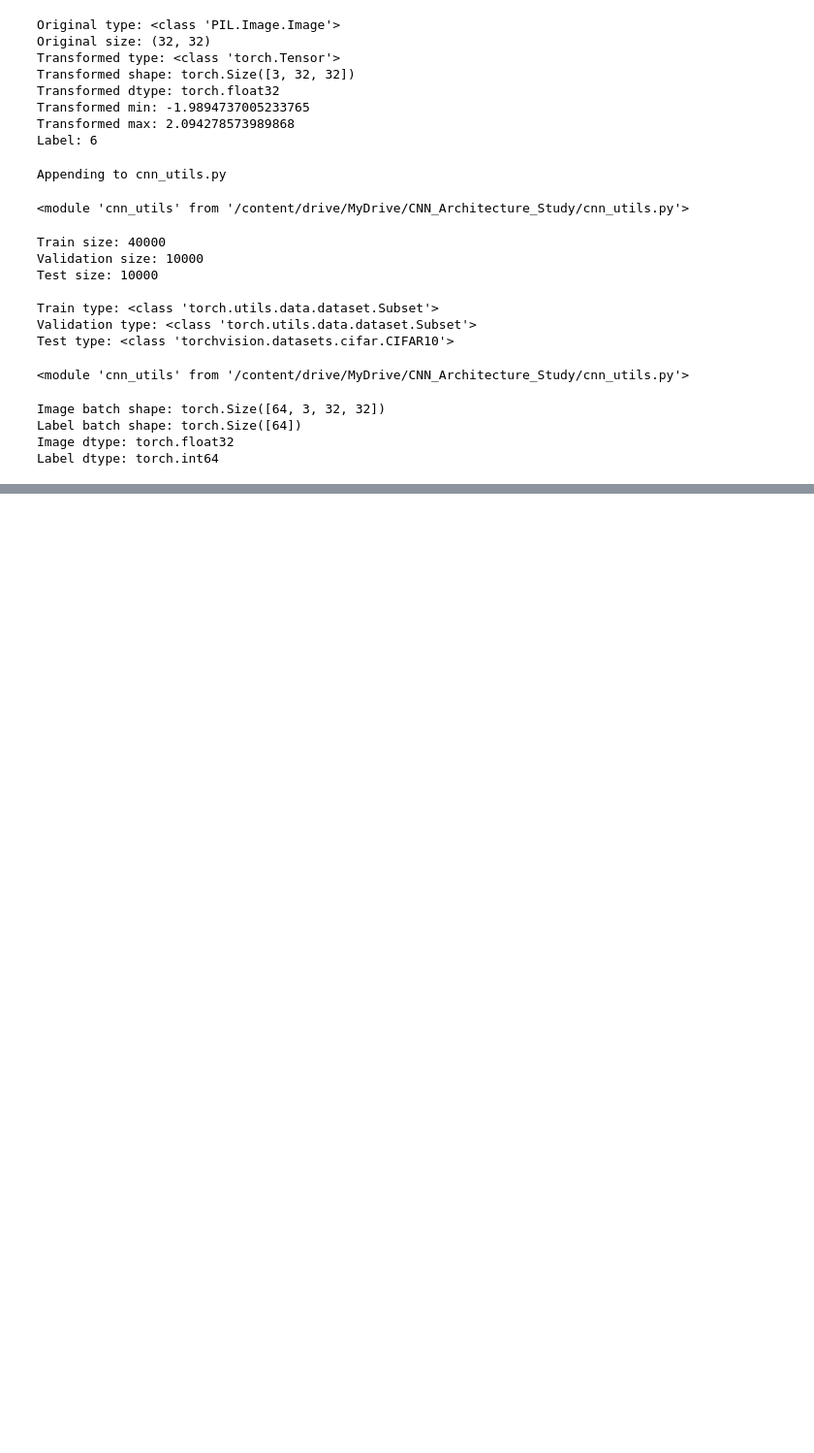
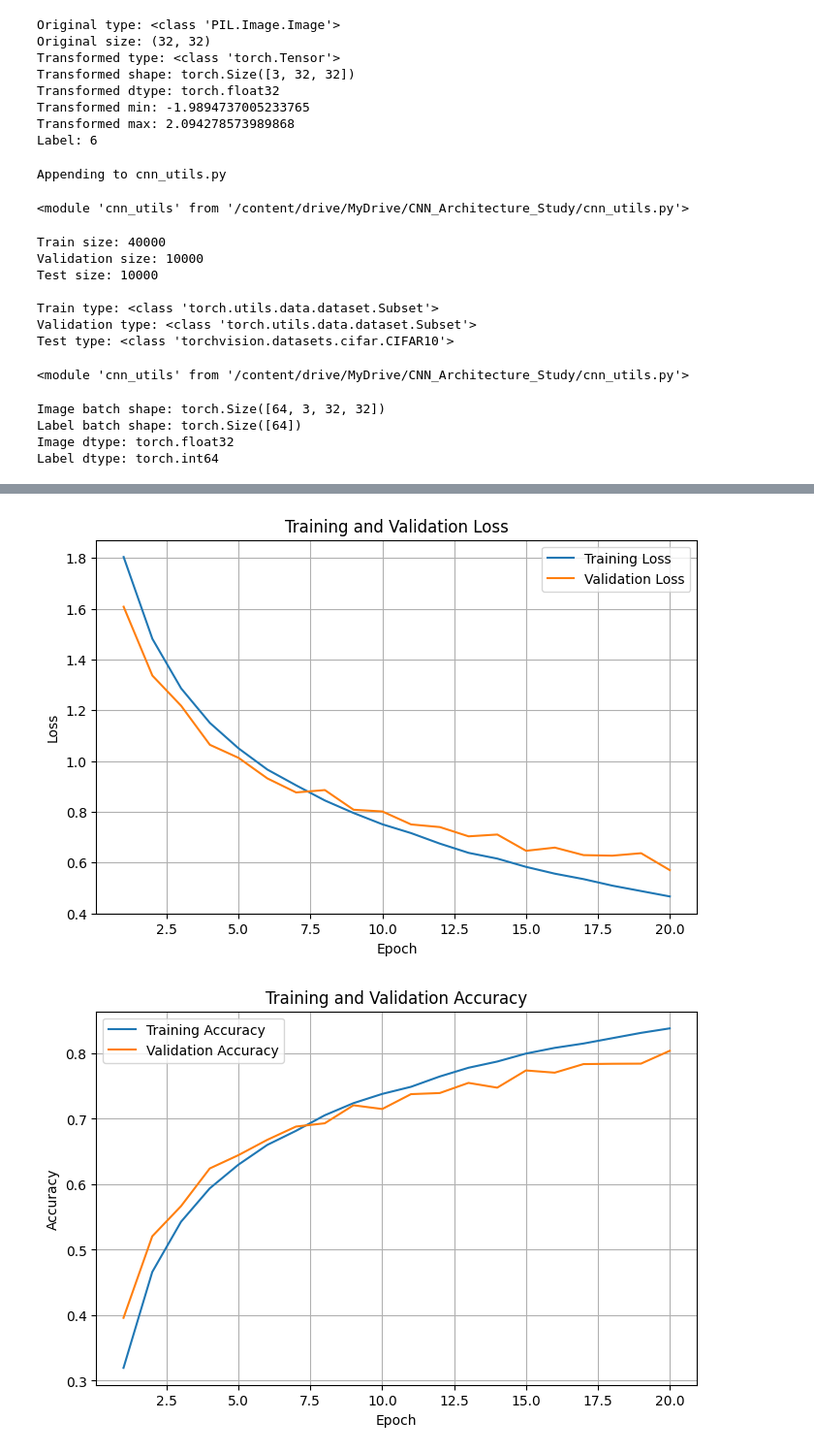
Before and after one commit to davidmba819/cnn-architecture-study, a Jupyter notebook: notebooks/VGG_Experiment.ipynb, the cells around one changed output, grey strips where cells are left out. Shown at 97% size. Drawn from its saved outputs; the diff is of its cells as text; code cells hidden in the pictures; blank space fills up the shorter version.

```diff
--- a/notebooks/VGG_Experiment.ipynb
+++ b/notebooks/VGG_Experiment.ipynb
@@ -105,7 +105,21 @@ class VGGBlock(nn.Module):
             nn.Conv2d(out_channels, out_channels, kernel_size=3, padding=1),
             nn.ReLU(),
 
+            nn.MaxPool2d(2, 2)
+
         )
+
+        self._initialize_weights()
+
+    def _initialize_weights(self):
+        for layer in self.modules():
+            if isinstance(layer, nn.Conv2d):
+                nn.init.kaiming_normal_(layer.weight, mode="fan_out", nonlinearity="relu")
+
+                if layer.bias is not None:
+                    nn.init.constant_(layer.bias, 0)
+
+
 
     def forward(self, x):
         return self.net(x)
@@ -357,0 +389,7 @@ no changes added to commit (use "git add" and/or "git commit -a")
+# %%
+device = torch.device("cuda" if torch.cuda.is_available() else "cpu")
+
+print("Device:", device)
+
+if torch.cuda.is_available():
+    print("GPU:", torch.cuda.get_device_name(0))
@@ -357,0 +399,20 @@ no changes added to commit (use "git add" and/or "git commit -a")
+# %%
+vgg2 = VGG(num_blocks=2)
+
+loss_function = nn.CrossEntropyLoss()
+
+optimizer = torch.optim.SGD(
+    vgg2.parameters(),
+    lr=0.01,
+    momentum=0.9
+)
+# %%
+vgg2, history_vgg2 = cnn_utils.train_model(
+    vgg2,
+    train_loader,
+    val_loader,
+    loss_function,
+    optimizer,
+    device,
+    epochs=20
+)
@@ -357,0 +440,5 @@ no changes added to commit (use "git add" and/or "git commit -a")
+# %%
+cnn_utils.plot_history(history_vgg2)
+# %% [output]
+[figure, added]
+[figure, added]
```
Also changed, not shown: parts of 33 cells of this notebook.
